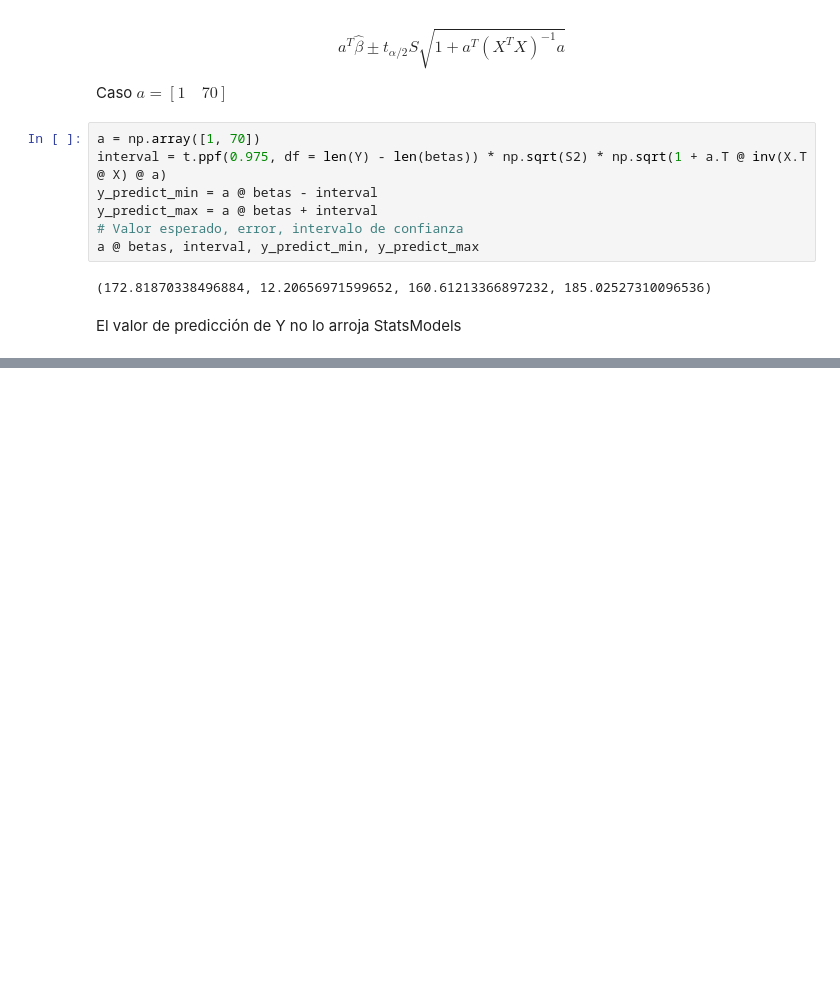
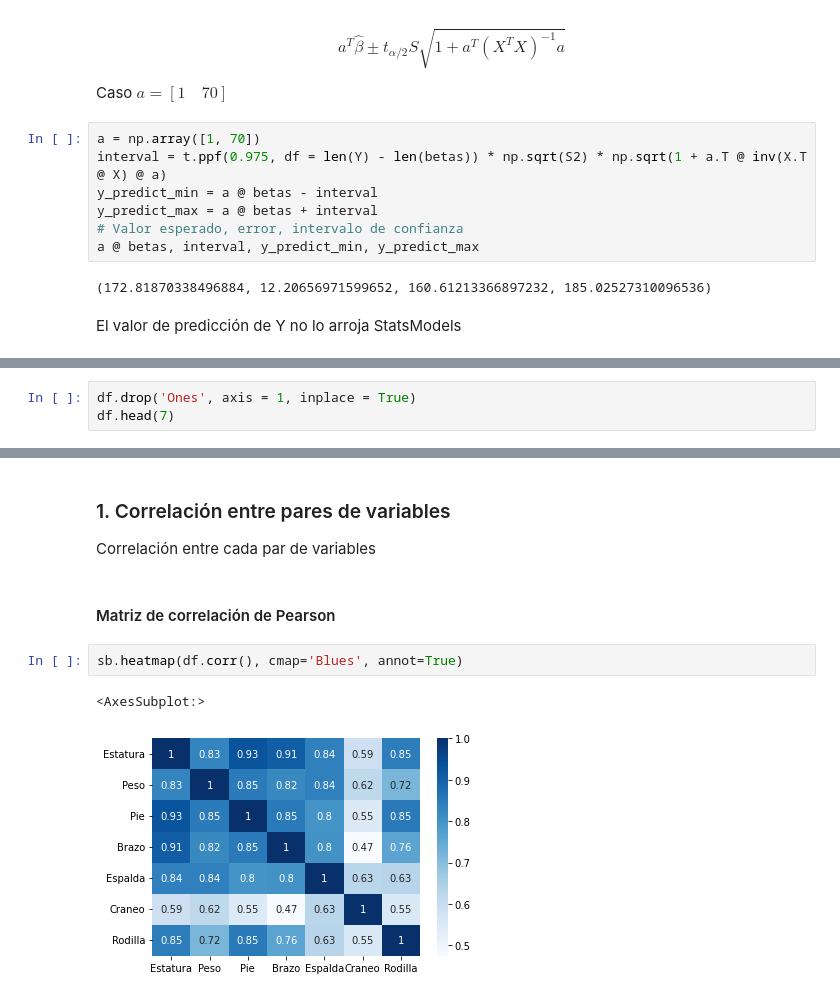
Before and after one commit to alejo963/Estad-stica_en_Ciencia_de_datos, a Jupyter notebook: clase3/sesion_3.ipynb, the cells around one changed output, grey strips where cells are left out. Cells and saved outputs as stored; diff of their text form; blank space fills up the shorter version.

```diff
--- a/clase3/sesion_3.ipynb
+++ b/clase3/sesion_3.ipynb
@@ -217,0 +222,3 @@ El valor de predicción de Y no lo arroja StatsModels
+# %%
+df.drop('Ones', axis = 1, inplace = True)
+df.head(7)
@@ -217,0 +234,11 @@ El valor de predicción de Y no lo arroja StatsModels
+# %% [markdown]
+### 1. Correlación entre pares de variables
+
+Correlación entre cada par de variables
+# %% [markdown]
+#### Matriz de correlación de Pearson
+# %%
+sb.heatmap(df.corr(), cmap='Blues', annot=True)
+# %% [output]
+<AxesSubplot:>
+[figure, added]
```
Also changed, not shown: parts of 19 cells of this notebook.
